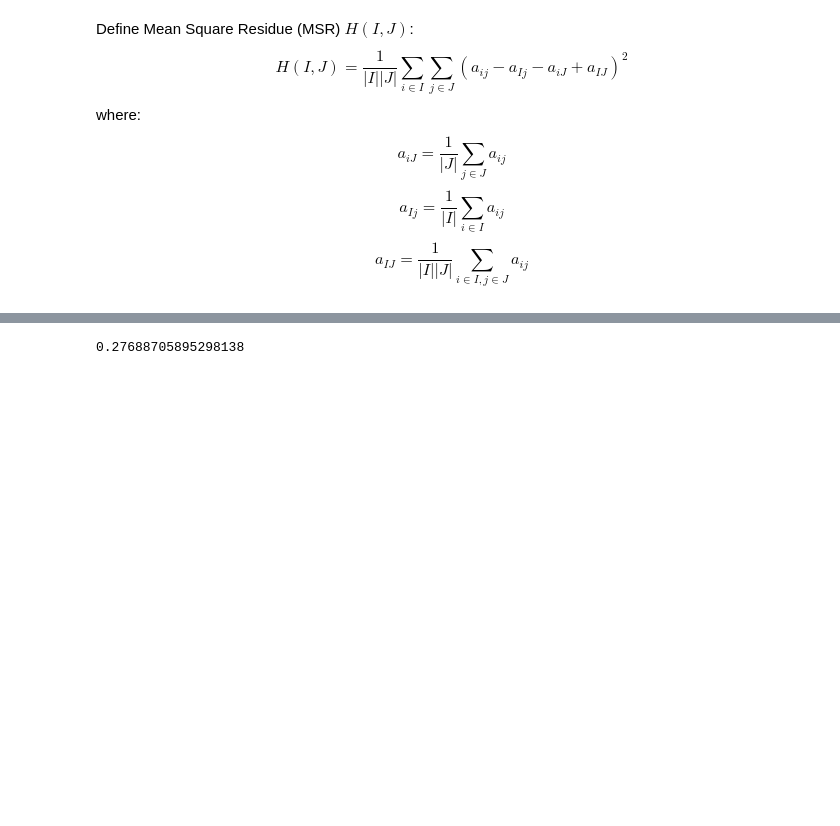
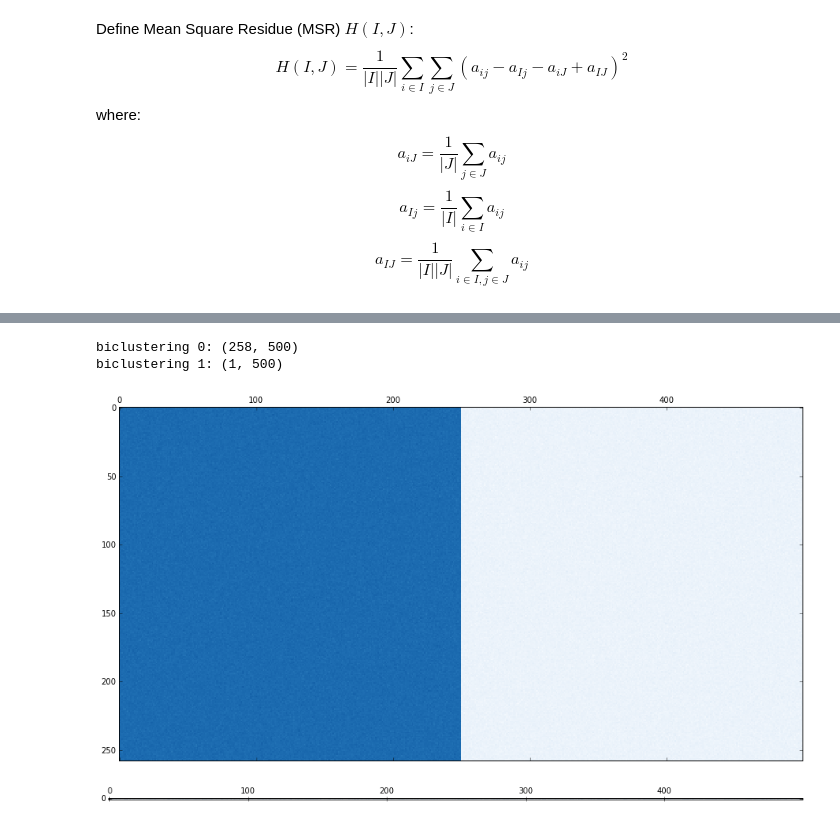
Before and after one commit to lucasbrunialti/biclustering-experiments, a Jupyter notebook: BiclusteringTest.ipynb, the cells around one changed output, grey strips where cells are left out. Cells and saved outputs as stored; diff of their text form; code cells hidden in the pictures; blank space fills up the shorter version.

```diff
--- a/BiclusteringTest.ipynb
+++ b/BiclusteringTest.ipynb
@@ -305,5 +314,10 @@ plt.title("Biclusters")
-# %%
-a = np.random.rand(3,3)
-a[0,0]
-# %% [output]
-0.27688705895298138
+# %%
+for i in range(num_biclusters):
+    plt.matshow(biclusters[i], cmap=plt.cm.Blues, vmin=min_value, vmax=max_value)
+    print "biclustering %s: %s" % (i, biclusters[i].shape)
+plt.show()
+# %% [output]
+biclustering 0: (258, 500)
+biclustering 1: (1, 500)
+[figure, added]
+[figure, added]
```
Also changed, not shown: parts of 8 cells of this notebook.
